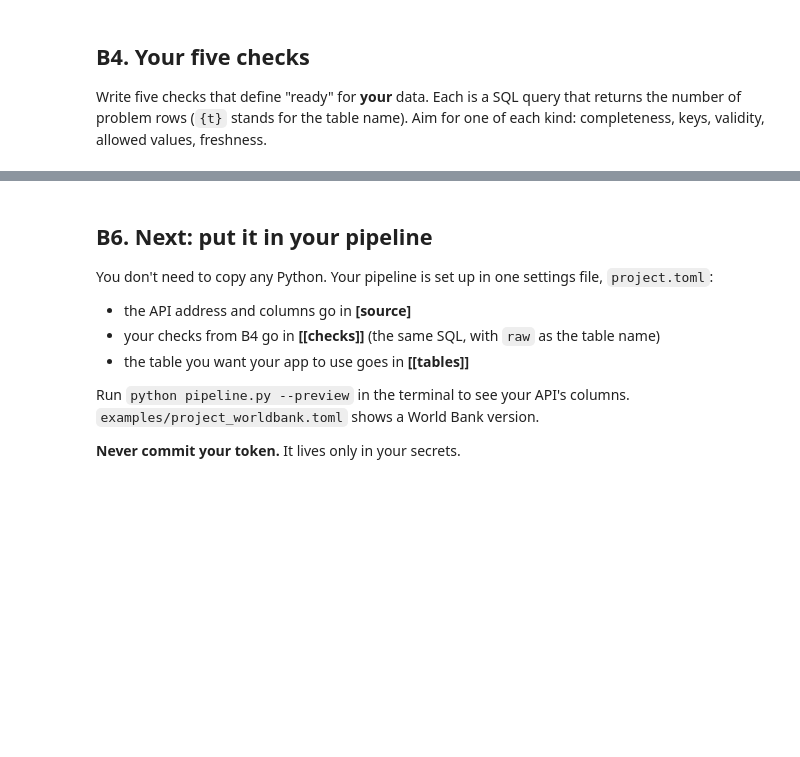
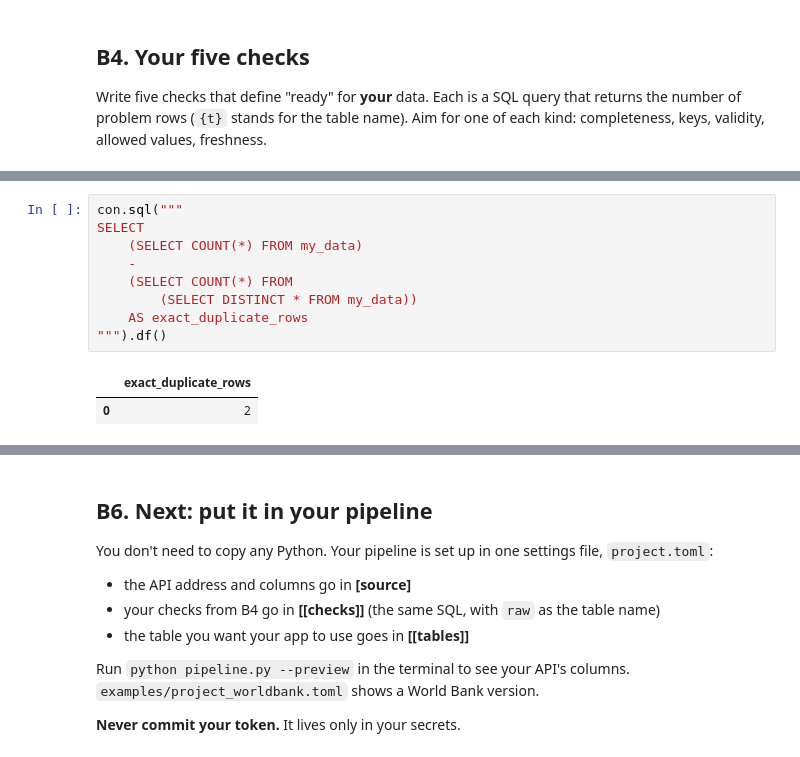
Before and after one commit to Sisiissisi/data-infra-class1, a Jupyter notebook: notebooks/lab3_live_data.ipynb, the cells around one changed output, grey strips where cells are left out. Cells and saved outputs as stored; diff of their text form; blank space fills up the shorter version.

```diff
--- a/notebooks/lab3_live_data.ipynb
+++ b/notebooks/lab3_live_data.ipynb
@@ -385,0 +602,12 @@ run_checks(con, "my_data", MY_CHECKS)
+# %%
+con.sql("""
+SELECT
+    (SELECT COUNT(*) FROM my_data)
+    -
+    (SELECT COUNT(*) FROM
+        (SELECT DISTINCT * FROM my_data))
+    AS exact_duplicate_rows
+""").df()
+# %% [output]
+|  | exact_duplicate_rows |
+| 0 | 2 |
```
Also changed, not shown: parts of 19 cells of this notebook.
